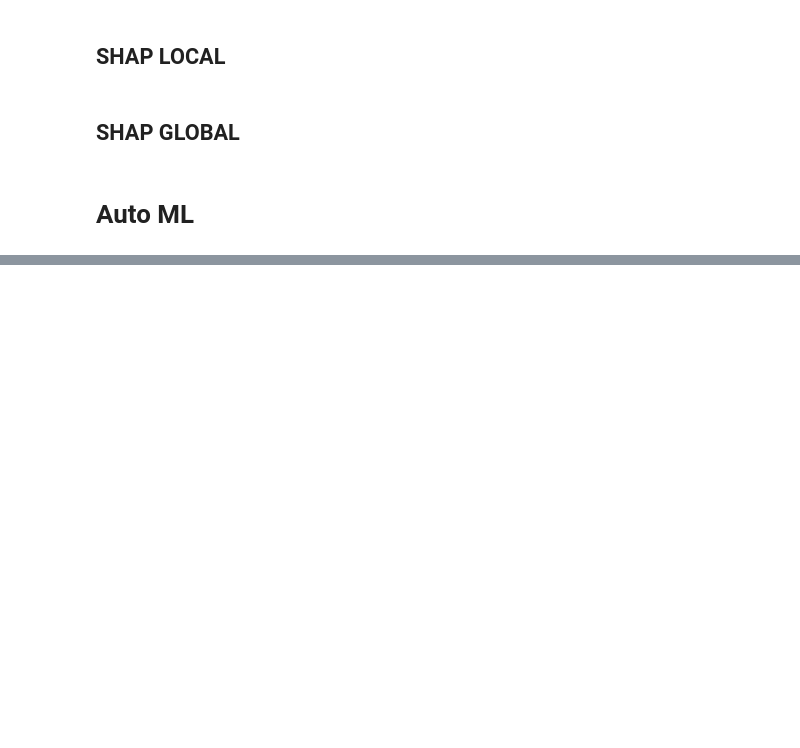
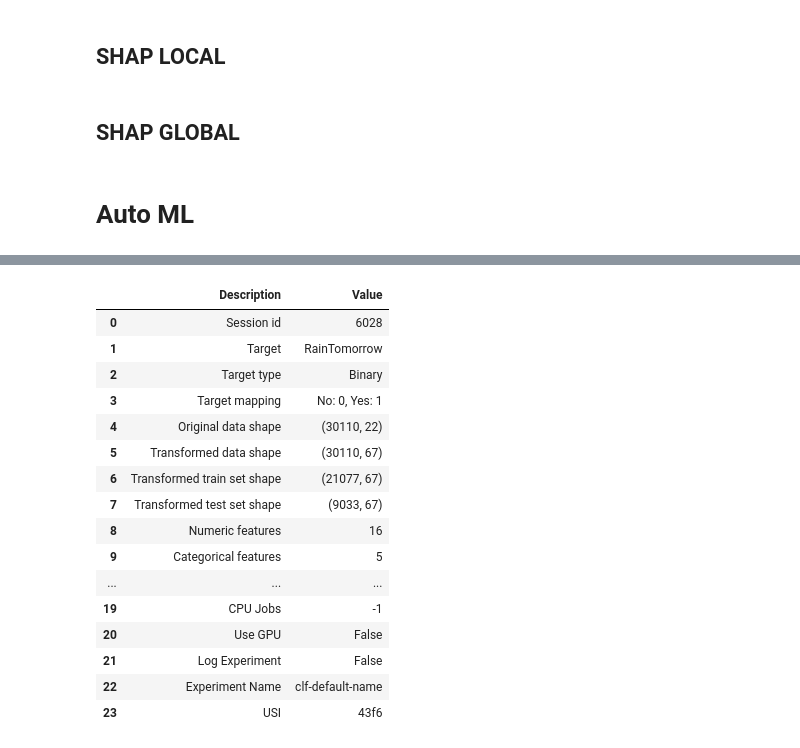
Before and after one commit to franciscoryb1/AA1-TUIA-RodriguezYBarros-Menescaldi-Britos, a Jupyter notebook: Clasificación/TP-clasificacion-AA1.ipynb, the cells around one changed output, grey strips where cells are left out. Saved outputs shown, nothing was run; the diff lists cells and outputs as text; code cells hidden in the pictures; blank space fills up the shorter version.

```diff
--- a/Clasificación/TP-clasificacion-AA1.ipynb
+++ b/Clasificación/TP-clasificacion-AA1.ipynb
@@ -1628,0 +1673,9 @@ El mejor es  Random Search
+# %%
+# clf = setup(weatherdata, target='RainTomorrow')
+clf = setup(
+    data=weatherdata,                   # Tu DataFrame
+    target='RainTomorrow',              # La columna objetivo
+    numeric_imputation='median',          # Imputa valores numéricos con la media (opciones: 'mean', 'median')
+    categorical_imputation='mode'         # Imputa valores categóricos con la moda (opciones: 'mode')
+)
+# %% [output]
@@ -1628,0 +1683,17 @@ El mejor es  Random Search
+|  | Description | Value |
+| 0 | Session id | 6028 |
+| 1 | Target | RainTomorrow |
+| 2 | Target type | Binary |
+| 3 | Target mapping | No: 0, Yes: 1 |
+| 4 | Original data shape | (30110, 22) |
+| 5 | Transformed data shape | (30110, 67) |
+| 6 | Transformed train set shape | (21077, 67) |
+| 7 | Transformed test set shape | (9033, 67) |
+| 8 | Numeric features | 16 |
+| 9 | Categorical features | 5 |
+| ... | ... | ... |
+| 19 | CPU Jobs | -1 |
+| 20 | Use GPU | False |
+| 21 | Log Experiment | False |
+| 22 | Experiment Name | clf-default-name |
+| 23 | USI | 43f6 |
```
Also changed, not shown: parts of 7 cells of this notebook, 1 other file.
